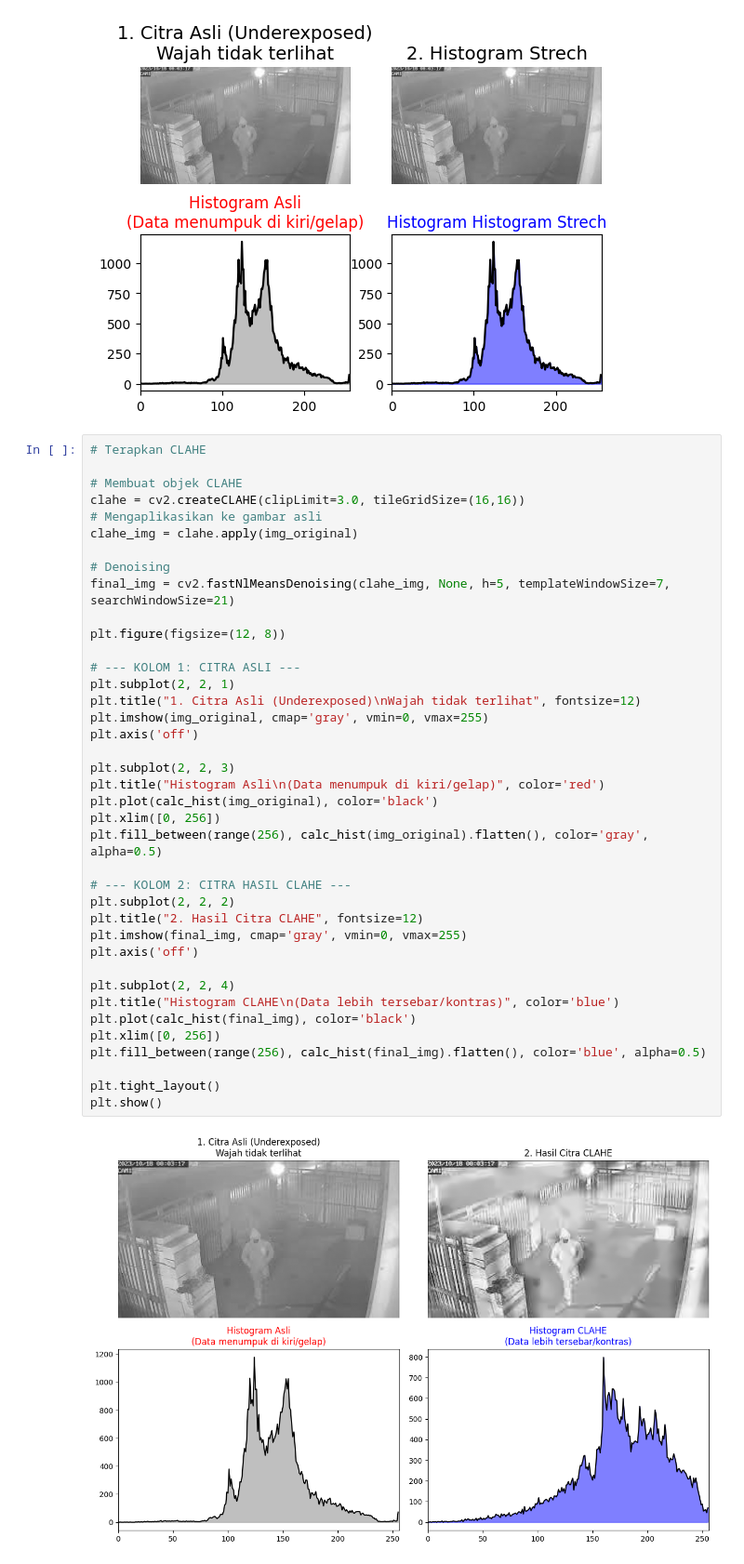
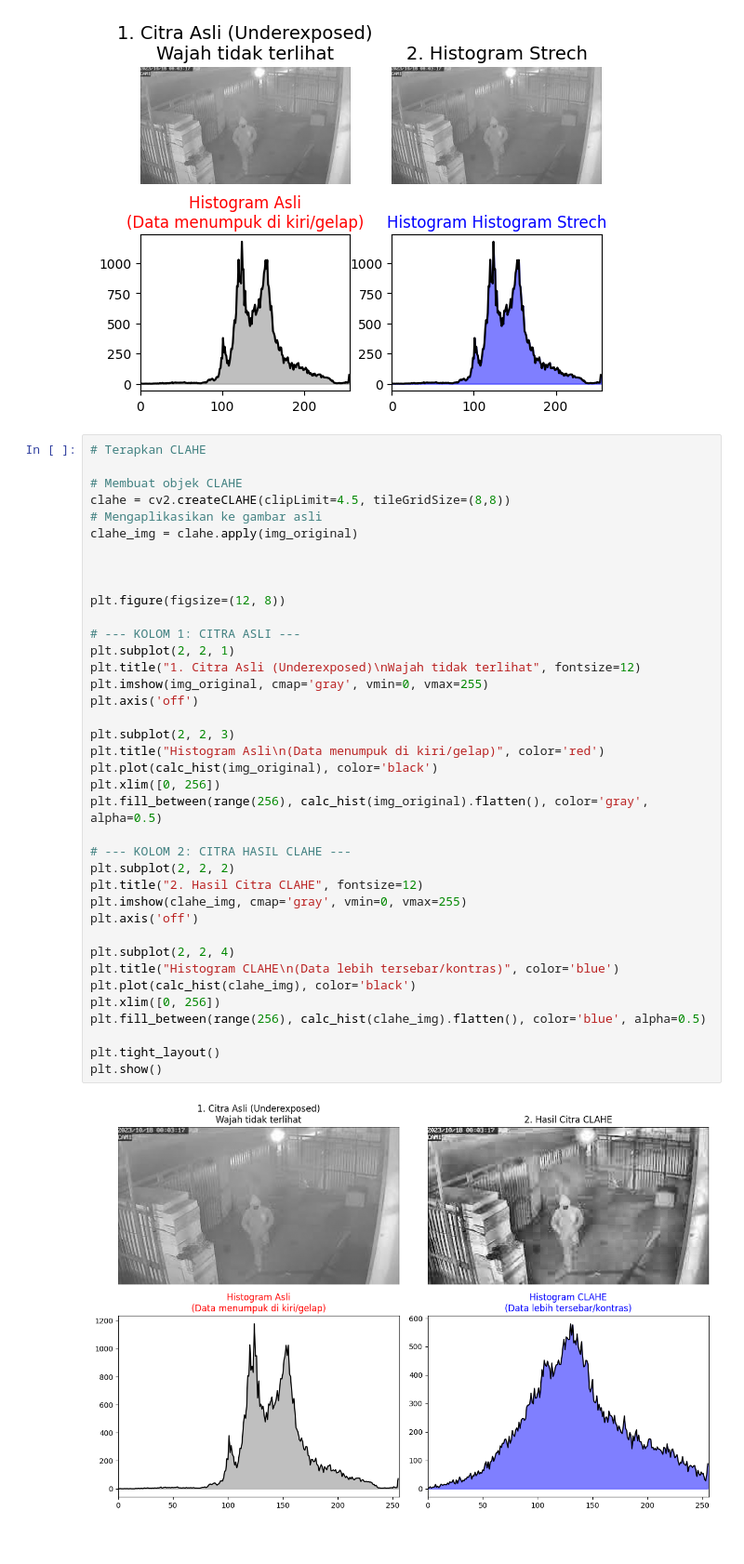
Before and after one commit to ZanIhsan2/Pengolahan_Citra, a Jupyter notebook: Pertemuan2/Point_Processing.ipynb, the cells around one changed output. Shown at 93% size. Cells and saved outputs as stored; diff of their text form.

```diff
--- a/Pertemuan2/Point_Processing.ipynb
+++ b/Pertemuan2/Point_Processing.ipynb
@@ -165,40 +165,39 @@ plt.fill_between(range(256), calc_hist(img_stretch).flatten(), color='blue', alp
 # Terapkan CLAHE
 
 # Membuat objek CLAHE
-clahe = cv2.createCLAHE(clipLimit=3.0, tileGridSize=(16,16))
+clahe = cv2.createCLAHE(clipLimit=4.5, tileGridSize=(8,8))
 # Mengaplikasikan ke gambar asli
 clahe_img = clahe.apply(img_original)
 
-# Denoising
-final_img = cv2.fastNlMeansDenoising(clahe_img, None, h=5, templateWindowSize=7, searchWindowSize=21)
+
 
 plt.figure(figsize=(12, 8))
 
 # --- KOLOM 1: CITRA ASLI ---
 plt.subplot(2, 2, 1)
 plt.title("1. Citra Asli (Underexposed)\nWajah tidak terlihat", fontsize=12)
 plt.imshow(img_original, cmap='gray', vmin=0, vmax=255)
 plt.axis('off')
 
 plt.subplot(2, 2, 3)
 plt.title("Histogram Asli\n(Data menumpuk di kiri/gelap)", color='red')
 plt.plot(calc_hist(img_original), color='black')
 plt.xlim([0, 256])
 plt.fill_between(range(256), calc_hist(img_original).flatten(), color='gray', alpha=0.5)
 
 # --- KOLOM 2: CITRA HASIL CLAHE ---
 plt.subplot(2, 2, 2)
 plt.title("2. Hasil Citra CLAHE", fontsize=12)
-plt.imshow(final_img, cmap='gray', vmin=0, vmax=255)
+plt.imshow(clahe_img, cmap='gray', vmin=0, vmax=255)
 plt.axis('off')
 
 plt.subplot(2, 2, 4)
 plt.title("Histogram CLAHE\n(Data lebih tersebar/kontras)", color='blue')
-plt.plot(calc_hist(final_img), color='black')
+plt.plot(calc_hist(clahe_img), color='black')
 plt.xlim([0, 256])
-plt.fill_between(range(256), calc_hist(final_img).flatten(), color='blue', alpha=0.5)
+plt.fill_between(range(256), calc_hist(clahe_img).flatten(), color='blue', alpha=0.5)
 
 plt.tight_layout()
 plt.show()
 # %% [output]
-[figure, old version]
+[figure, new version]
```
